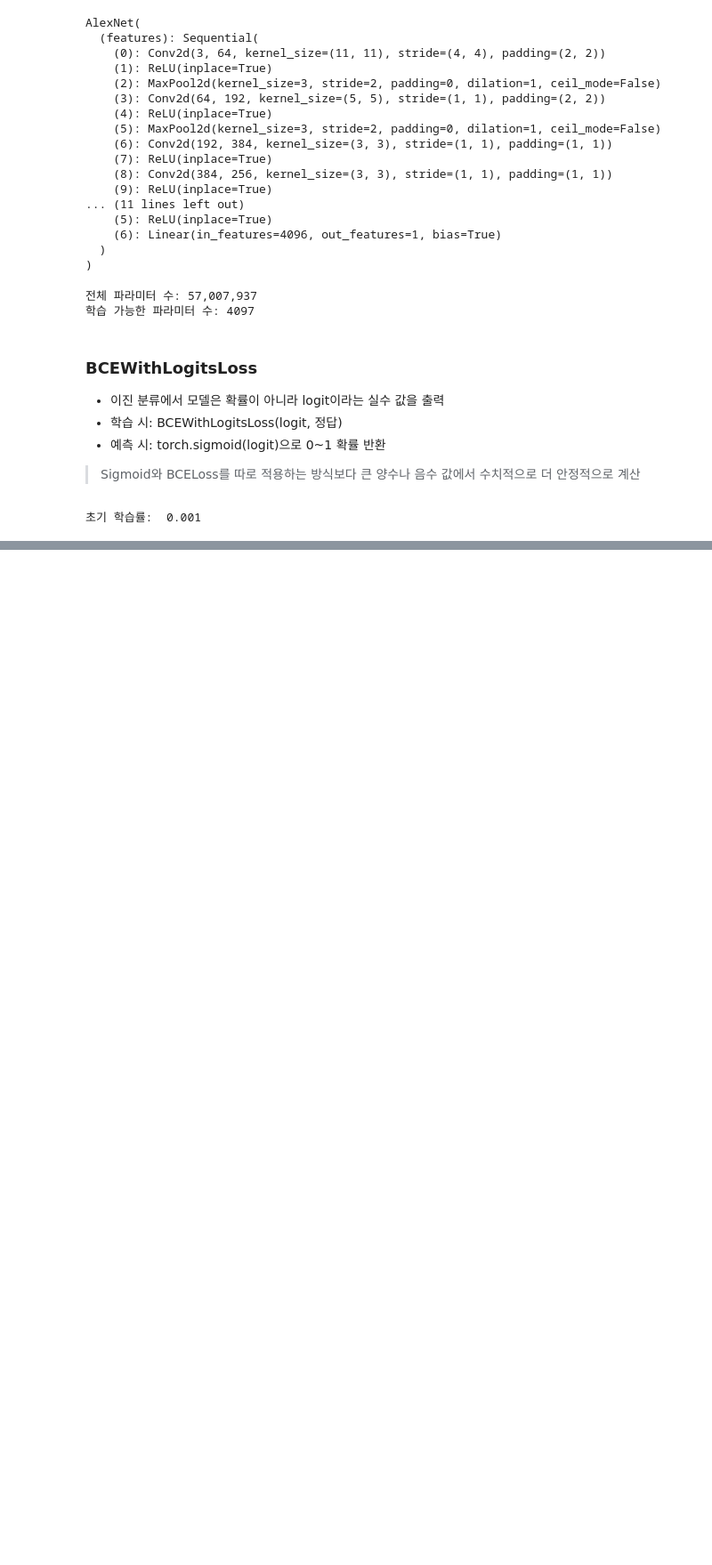
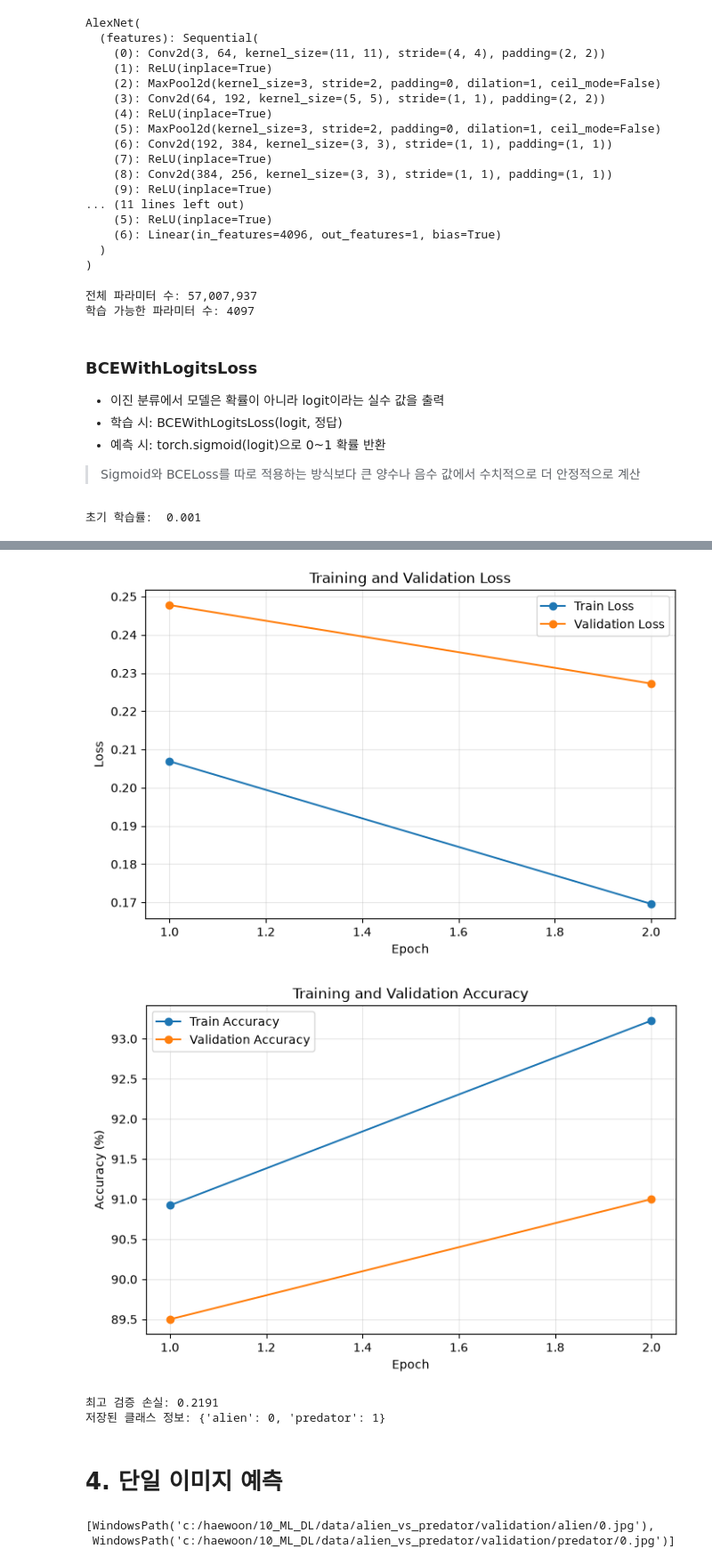
Before and after one commit to harwoon/10_ML_DL, a Jupyter notebook: 14_에이리언 vs 프레데터.ipynb, the cells around one changed output, grey strips where cells are left out. Shown at 89% size. Saved outputs shown, nothing was run; the diff lists cells and outputs as text; code cells hidden in the pictures; blank space fills up the shorter version.

```diff
--- a/14_에이리언 vs 프레데터.ipynb
+++ b/14_에이리언 vs 프레데터.ipynb
@@ -279,3 +277,12 @@ def run_epoch(model, loader, criterion, device, optimizer=None):
     epoch_loss = running_loss / running_samples
     epoch_accuracy = running_correct / running_samples
     return epoch_loss, epoch_accuracy
+# %%
+EPOCHS = 10
+EARLY_STOPPING_PATIENCE = 5
+MODEL_PATH = PROJECT_DIR / "best_alien_predator_alexnet.pth"
+
+history = { 'train_loss':[], 'train_acc':[], 'val_loss':[], "val_acc":[] }
+
+best_val_loss = float("inf")
+epochs_without_improvement = 0
@@ -281,0 +337,38 @@ def run_epoch(model, loader, criterion, device, optimizer=None):
+# %%
+epoch_range = range(1, len(history["train_loss"]) + 1)
+
+plt.figure(figsize=(8, 5))
+plt.plot(epoch_range, history["train_loss"], marker="o", label="Train Loss")
+plt.plot(epoch_range, history["val_loss"], marker="o", label="Validation Loss")
+plt.xlabel("Epoch")
+plt.ylabel("Loss")
+plt.title("Training and Validation Loss")
+plt.legend()
+plt.grid(alpha=0.3)
+plt.show()
+
+plt.figure(figsize=(8, 5))
+plt.plot(epoch_range, np.array(history["train_acc"]) * 100, marker="o", label="Train Accuracy")
+plt.plot(epoch_range, np.array(history["val_acc"]) * 100, marker="o", label="Validation Accuracy")
+plt.xlabel("Epoch")
+plt.ylabel("Accuracy (%)")
+plt.title("Training and Validation Accuracy")
+plt.legend()
+plt.grid(alpha=0.3)
+plt.show()
+# %% [output]
+[figure, added]
+[figure, added]
+# %%
+# 메타데이터를 체크포인트라고 함
+checkpoint = torch.load(MODEL_PATH, map_location=DEVICE, weights_only=True)
+model.load_state_dict(checkpoint['model_state_dict'])
+model.eval()
+
+print(f'최고 검증 손실: {checkpoint['best_val_loss']:.4f}')
+print(f'저장된 클래스 정보: {checkpoint['class_to_idx']}')
+# %% [output]
+최고 검증 손실: 0.2191
+저장된 클래스 정보: {'alien': 0, 'predator': 1}
+# %% [markdown]
+# **4. 단일 이미지 예측**
@@ -281,0 +407,5 @@ def run_epoch(model, loader, criterion, device, optimizer=None):
+# %%
+sample_paths
+# %% [output]
+[WindowsPath('c:/haewoon/10_ML_DL/data/alien_vs_predator/validation/alien/0.jpg'),
+ WindowsPath('c:/haewoon/10_ML_DL/data/alien_vs_predator/validation/predator/0.jpg')]
```
Also changed, not shown: parts of 14 cells of this notebook, 1 other file.
